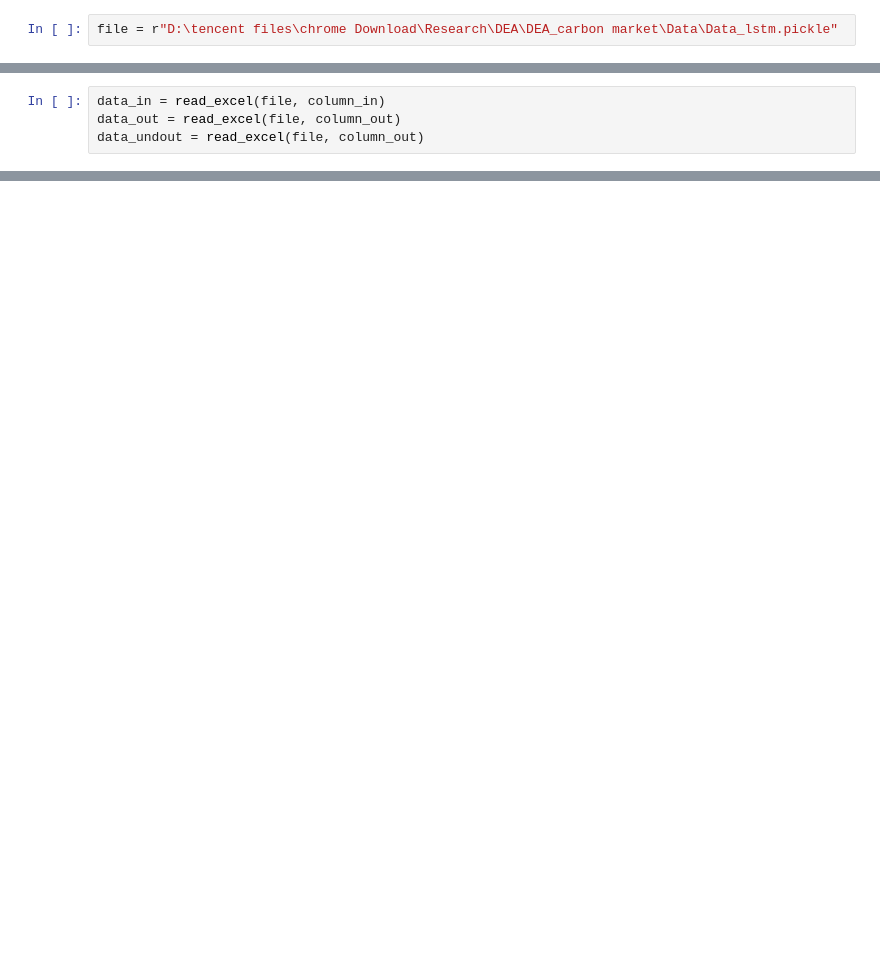
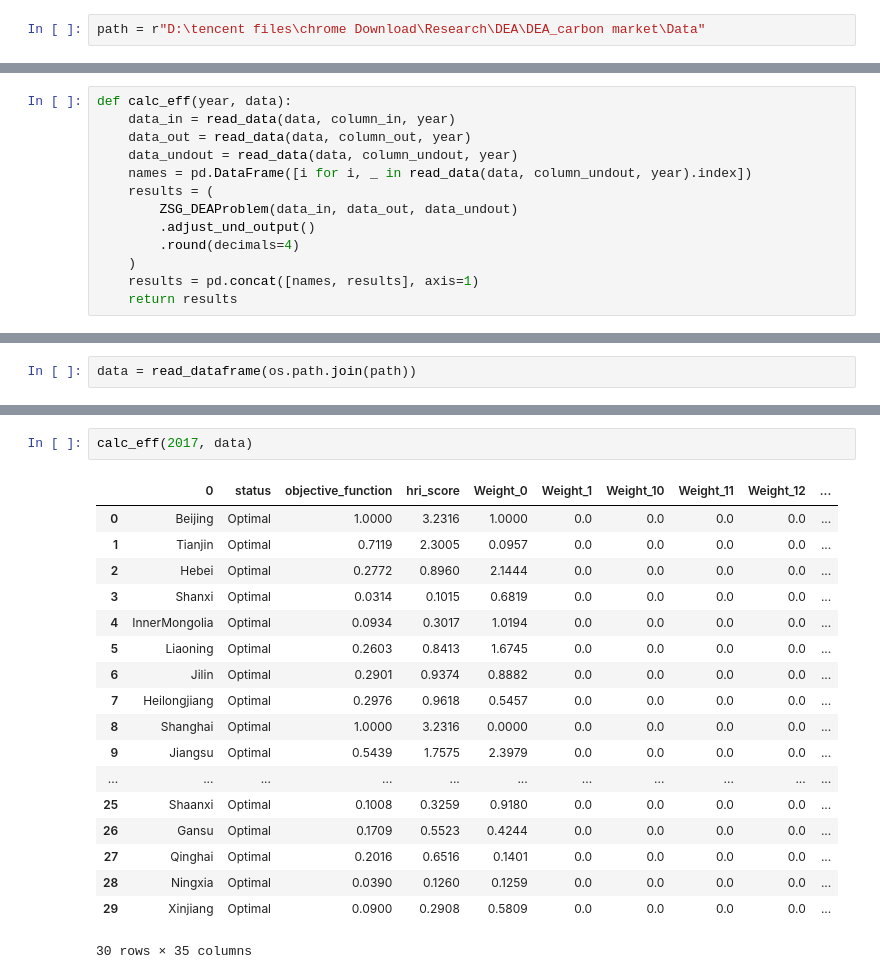
Before and after one commit to panday1995/2020-carbon_allocation, a Jupyter notebook: carbon alloca_ZSG DEA.ipynb, the cells around one changed output, grey strips where cells are left out. Drawn from its saved outputs; the diff is of its cells as text; blank space fills up the shorter version.

```diff
--- a/carbon alloca_ZSG DEA.ipynb
+++ b/carbon alloca_ZSG DEA.ipynb
@@ -203,5 +217,5 @@ def read_excel(file, column_name):
 # %%
-file = r"D:\tencent files\chrome Download\Research\DEA\DEA_carbon market\Data\Data_lstm.pickle"
+path = r"D:\tencent files\chrome Download\Research\DEA\DEA_carbon market\Data"
 # %% [output]
 [interactive output not drawn]
 # %%
@@ -210,7 +224,3 @@ column_out = ["GDP"]
 column_undout = ["CO2 emisson"]
 # %% [output]
 [interactive output not drawn]
-# %%
-data_in = read_excel(file, column_in)
-data_out = read_excel(file, column_out)
-data_undout = read_excel(file, column_out)
@@ -225,0 +227,13 @@ ZSG_DEAProblem(X, y, b, weight).adjust_und_output().round(decimals=4)
+# %%
+def calc_eff(year, data):
+    data_in = read_data(data, column_in, year)
+    data_out = read_data(data, column_out, year)
+    data_undout = read_data(data, column_undout, year)
+    names = pd.DataFrame([i for i, _ in read_data(data, column_undout, year).index])
+    results = (
+        ZSG_DEAProblem(data_in, data_out, data_undout)
+        .adjust_und_output()
+        .round(decimals=4)
+    )
+    results = pd.concat([names, results], axis=1)
+    return results
@@ -225,0 +242,2 @@ ZSG_DEAProblem(X, y, b, weight).adjust_und_output().round(decimals=4)
+# %%
+data = read_dataframe(os.path.join(path))
@@ -225,0 +246,21 @@ ZSG_DEAProblem(X, y, b, weight).adjust_und_output().round(decimals=4)
+# %%
+calc_eff(2017, data)
+# %% [output]
+|  | 0 | status | objective_function | hri_score | Weight_0 | Weight_1 | Weight_10 | Weight_11 | Weight_12 | ... |
+| 0 | Beijing | Optimal | 1.0000 | 3.2316 | 1.0000 | 0.0 | 0.0 | 0.0 | 0.0 | ... |
+| 1 | Tianjin | Optimal | 0.7119 | 2.3005 | 0.0957 | 0.0 | 0.0 | 0.0 | 0.0 | ... |
+| 2 | Hebei | Optimal | 0.2772 | 0.8960 | 2.1444 | 0.0 | 0.0 | 0.0 | 0.0 | ... |
+| 3 | Shanxi | Optimal | 0.0314 | 0.1015 | 0.6819 | 0.0 | 0.0 | 0.0 | 0.0 | ... |
+| 4 | InnerMongolia | Optimal | 0.0934 | 0.3017 | 1.0194 | 0.0 | 0.0 | 0.0 | 0.0 | ... |
+| 5 | Liaoning | Optimal | 0.2603 | 0.8413 | 1.6745 | 0.0 | 0.0 | 0.0 | 0.0 | ... |
+| 6 | Jilin | Optimal | 0.2901 | 0.9374 | 0.8882 | 0.0 | 0.0 | 0.0 | 0.0 | ... |
+| 7 | Heilongjiang | Optimal | 0.2976 | 0.9618 | 0.5457 | 0.0 | 0.0 | 0.0 | 0.0 | ... |
+| 8 | Shanghai | Optimal | 1.0000 | 3.2316 | 0.0000 | 0.0 | 0.0 | 0.0 | 0.0 | ... |
+| 9 | Jiangsu | Optimal | 0.5439 | 1.7575 | 2.3979 | 0.0 | 0.0 | 0.0 | 0.0 | ... |
+| ... | ... | ... | ... | ... | ... | ... | ... | ... | ... | ... |
+| 25 | Shaanxi | Optimal | 0.1008 | 0.3259 | 0.9180 | 0.0 | 0.0 | 0.0 | 0.0 | ... |
+| 26 | Gansu | Optimal | 0.1709 | 0.5523 | 0.4244 | 0.0 | 0.0 | 0.0 | 0.0 | ... |
+| 27 | Qinghai | Optimal | 0.2016 | 0.6516 | 0.1401 | 0.0 | 0.0 | 0.0 | 0.0 | ... |
+| 28 | Ningxia | Optimal | 0.0390 | 0.1260 | 0.1259 | 0.0 | 0.0 | 0.0 | 0.0 | ... |
+| 29 | Xinjiang | Optimal | 0.0900 | 0.2908 | 0.5809 | 0.0 | 0.0 | 0.0 | 0.0 | ... |
+30 rows × 35 columns
```
Also changed, not shown: parts of 14 cells of this notebook, 36 other files.
